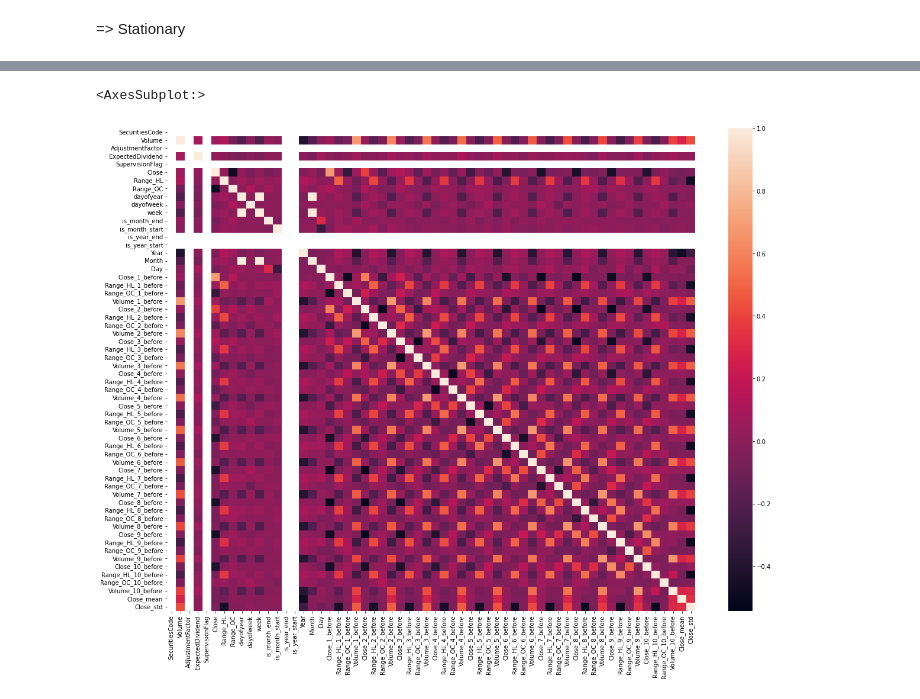
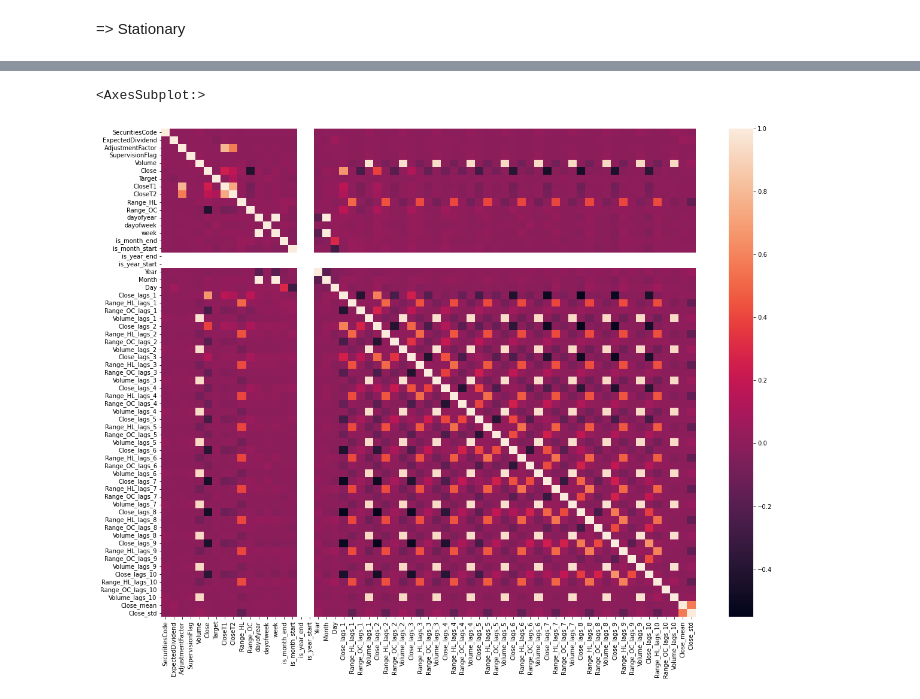
Before and after one commit to KienLe-git/JPX_stock_2022, a Jupyter notebook: working/2.1_EDA.ipynb, the cells around one changed output, grey strips where cells are left out. Cells and saved outputs as stored; diff of their text form; code cells hidden in the pictures.

```diff
--- a/working/2.1_EDA.ipynb
+++ b/working/2.1_EDA.ipynb
@@ -27,10 +27,11 @@ N_past = 10
 # %% [markdown]
 #### Load Data
 # %%
-train_df = pd.read_csv('../__input__/2_after_featureEngineering/train_full.csv', parse_dates=['Date'], nrows = nb_trains)
-valid_df = pd.read_csv('../__input__/2_after_featureEngineering/valid_full.csv', parse_dates=['Date'], nrows = nb_valids)
-test_df = pd.read_csv('../__input__/2_after_featureEngineering/test_full.csv', parse_dates=['Date'], nrows = nb_tests)
-y_test_df = pd.read_csv('../__input__/2_after_featureEngineering/y_test_full.csv', parse_dates=['Date'], nrows = nb_tests)
+train_df = pd.read_csv('../__input__/2_FeatureEngineering/train_df.csv', parse_dates=['Date'], nrows = nb_trains)
+valid_df = pd.read_csv('../__input__/2_FeatureEngineering/valid_df.csv', parse_dates=['Date'], nrows = nb_trains)
+test_df = pd.read_csv('../__input__/2_FeatureEngineering/test_df.csv', parse_dates=['Date'], nrows = nb_trains)
 
-hidden_test_df = pd.read_csv('../__input__/jpx-tokyo-stock-exchange-prediction/example_test_files/stock_prices.csv', nrows = None, parse_dates=['Date'])
+snd_train_df = pd.read_csv('../__input__/2_FeatureEngineering/snd_train_df.csv', parse_dates=['Date'], nrows = nb_trains)
+snd_valid_df = pd.read_csv('../__input__/2_FeatureEngineering/snd_valid_df.csv', parse_dates=['Date'], nrows = nb_trains)
+snd_test_df = pd.read_csv('../__input__/2_FeatureEngineering/snd_test_df.csv', parse_dates=['Date'], nrows = nb_trains)
 # %%
@@ -319,2 +299,5 @@ adfuller(train_df['Range_OC'][train_df['SecuritiesCode']== 1301].reset_index(dro
 # %% [markdown]
 => Stationary
+# %%
+featureCols = train_df.columns
+featureCols
@@ -321,10 +321,10 @@ adfuller(train_df['Range_OC'][train_df['SecuritiesCode']== 1301].reset_index(dro
 # %%
-corr_matrix = train_df[list(featureCols)][train_df['SecuritiesCode']== 1301].corr()
+corr_matrix = train_df.sort_values(by=['SecuritiesCode', 'Date'])[list(featureCols)].corr()
 plt.subplots(figsize=(20,15))
 sb.heatmap(corr_matrix)
 # %% [output]
 <AxesSubplot:>
-[figure, old version]
+[figure, new version]
 # %%
 _r, _c = np.where(np.abs(corr_matrix) > 0.8)
 
```
Also changed, not shown: parts of 32 cells of this notebook, 1 other file.
